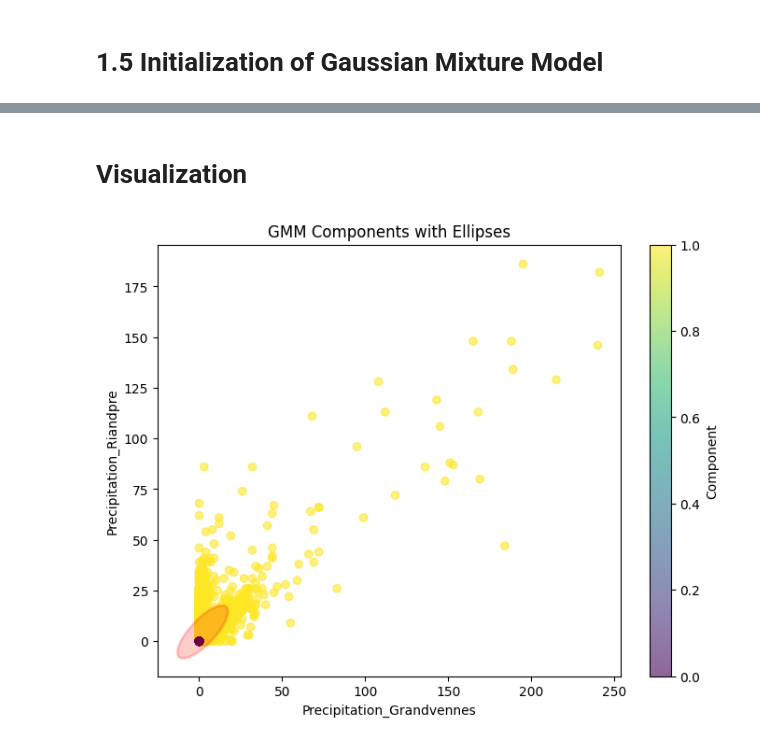
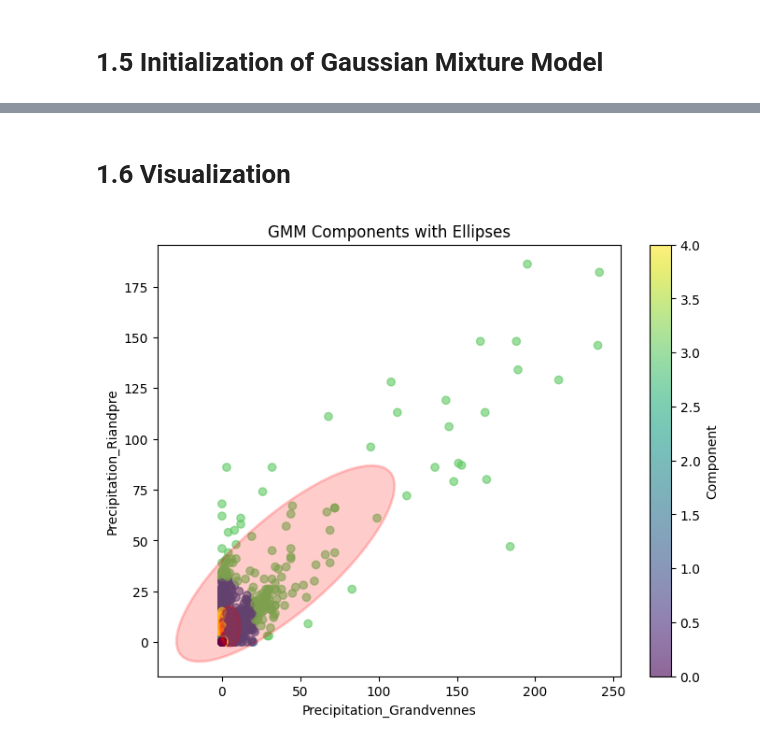
Before and after one commit to CHGROSJEAN/2024_MLEES, a Jupyter notebook: Projet/Projet_Charlotte_Grosjean.ipynb, the cells around one changed output, grey strips where cells are left out. Cells and saved outputs as stored; diff of their text form; code cells hidden in the pictures.

```diff
--- a/Projet/Projet_Charlotte_Grosjean.ipynb
+++ b/Projet/Projet_Charlotte_Grosjean.ipynb
@@ -401,7 +466,7 @@ print(f"Best number of components: {best_n_components} based on BIC")
 # 1.5 Initialization of Gaussian Mixture Model
 # %%
 # Initialize the Gaussian Mixture Model with 2 components
-gmm = GaussianMixture(n_components=2, covariance_type='full', random_state=42)
+gmm = GaussianMixture(n_components=5, covariance_type='full', random_state=42)
 # %%
 # Fit the GMM model to the training data (X_train)
 gmm.fit(X_train)
@@ -435,42 +502,42 @@ Weights of the components:
 Predicted component labels for the data points:
  [0 0 0 ... 0 0 0]
 # %% [markdown]
-# Visualization
+# 1.6 Visualization
 # %%
 # Function to plot the Gaussian components as ellipses
-def plot_gmm_ellipses(gmm, ax, n_components=2):
+def plot_gmm_ellipses(gmm, ax, n_components=5):
     for i in range(n_components):
         # Get the mean and covariance of the component
         mean = gmm.means_[i]
         covar = gmm.covariances_[i]
 
         # Create an ellipse representing the Gaussian component
         v, w = np.linalg.eigh(covar)  # Eigenvalues and eigenvectors
         v = 2.0 * np.sqrt(2.0) * np.sqrt(v)  # Scale the eigenvalues
         u = w[0] / np.linalg.norm(w[0])  # Get the first eigenvector (direction)
 
         # Plot the ellipse
         angle = np.arctan(u[1] / u[0])  # Angle of the ellipse
         angle = 180.0 * angle / np.pi  # Convert angle to degrees
         ell = plt.matplotlib.patches.Ellipse(mean, v[0], v[1], angle=angle,
                                               color='red', alpha=0.2, linewidth=2)
         ax.add_patch(ell)
 
 # Plot the data points and GMM ellipses
 fig, ax = plt.subplots(figsize=(8, 6))
 scatter = ax.scatter(X_train['Precipitation_Grandvennes'], X_train['Precipitation_Riandpre'], c=labels, cmap='viridis', marker='o', alpha=0.6)
 
 # Plot the Gaussian ellipses
 plot_gmm_ellipses(gmm, ax)
 
 # Title and labels
 plt.title('GMM Components with Ellipses')
 plt.xlabel('Precipitation_Grandvennes')
 plt.ylabel('Precipitation_Riandpre')
 plt.colorbar(scatter, label='Component')
 plt.show()
 # %% [output]
-[figure, old version]
+[figure, new version]
 # %%
 #Density contours of GMM
 
```
Also changed, not shown: parts of 16 cells of this notebook.
